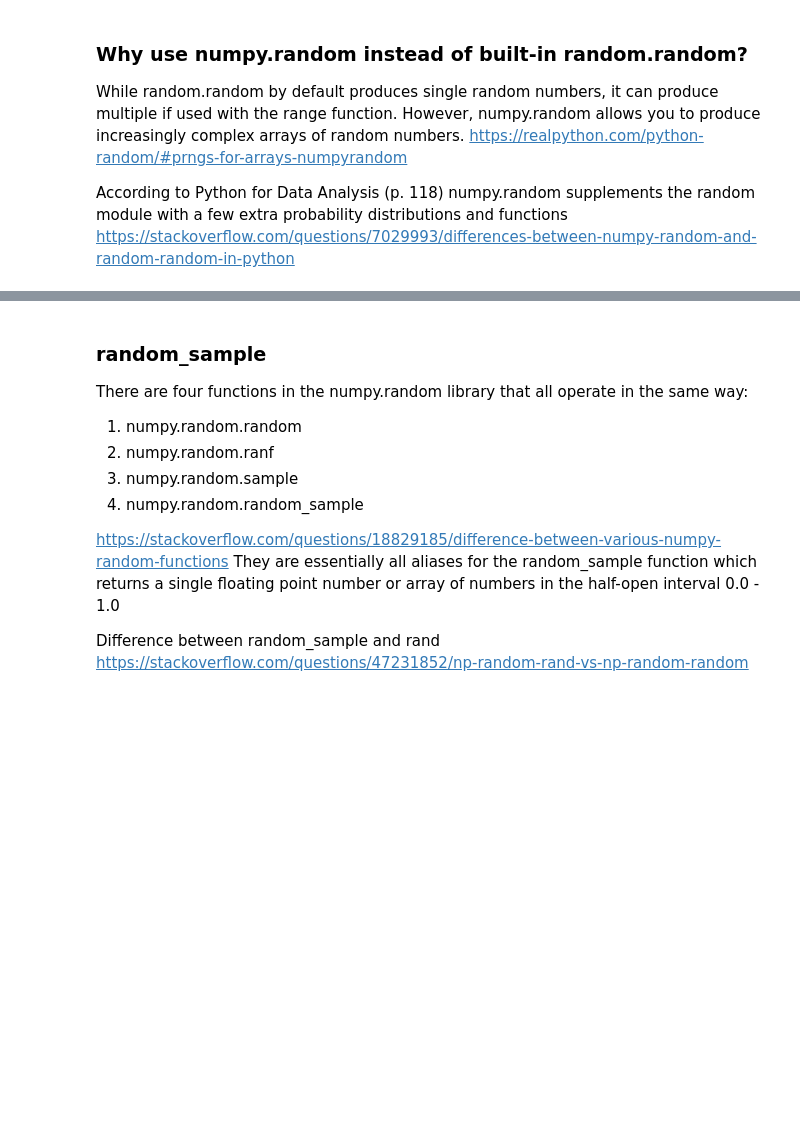
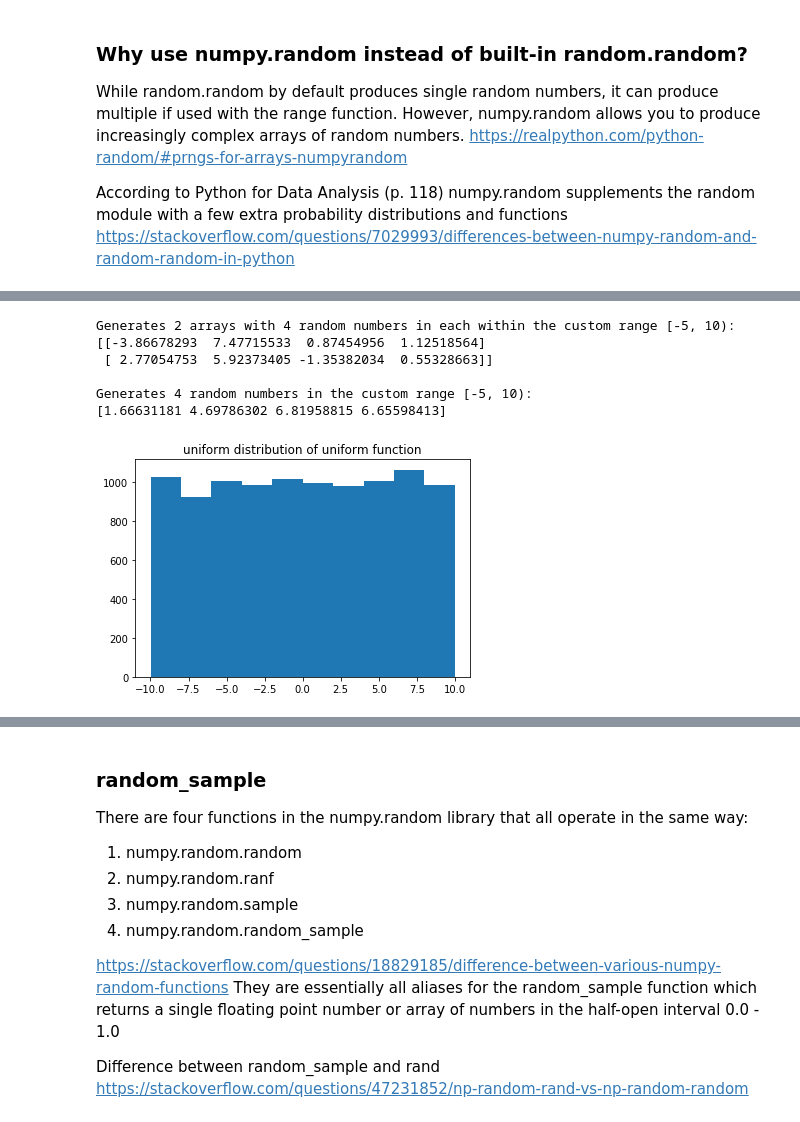
Before and after one commit to jennifer-ryan/numpy.random-project, a Jupyter notebook: numpy.random.ipynb, the cells around one changed output, grey strips where cells are left out. Cells and saved outputs as stored; diff of their text form; code cells hidden in the pictures; blank space fills up the shorter version.

```diff
--- a/numpy.random.ipynb
+++ b/numpy.random.ipynb
@@ -43,0 +130,25 @@ plt.show()
+# %%
+# Passing low and high arguments with size of (x, y) arguments will return x arrays with y values in each.
+print("\033[1m" + "Generates 2 arrays with 4 random numbers in each within the custom range [-5, 10):" + "\033[0m")
+print(np.random.uniform(low=-5, high=10, size =(2, 4)))
+print()
+
+# Demonstrating it is not necessary to have 'low=' or 'high=' to operate the function.
+# 'size=' is necessary if more than one array is required.
+print("\033[1m" + "Generates 4 random numbers in the custom range [-5, 10):" + "\033[0m")
+print(np.random.uniform(-5, 10, 4))
+print()
+
+# Demonstrating the uniform distribution of the uniform function.
+x = np.random.uniform(-10, 10, 10000)
+plt.hist(x)
+plt.title("uniform distribution of uniform function")
+plt.show()
+# %% [output]
+Generates 2 arrays with 4 random numbers in each within the custom range [-5, 10):
+[[-3.86678293  7.47715533  0.87454956  1.12518564]
+ [ 2.77054753  5.92373405 -1.35382034  0.55328663]]
+
+Generates 4 random numbers in the custom range [-5, 10):
+[1.66631181 4.69786302 6.81958815 6.65598413]
+[figure, added]
```
Also changed, not shown: parts of 34 cells of this notebook.
